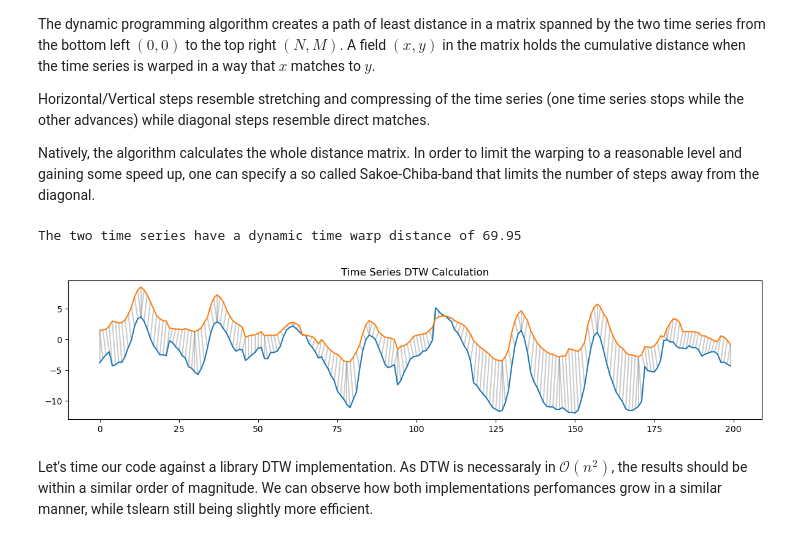
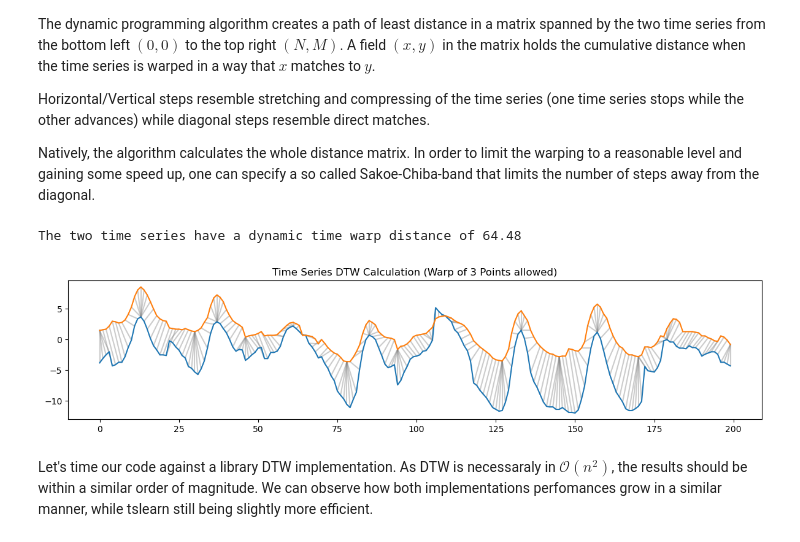
Before and after one commit to moritzspuehler/unibz-tsa-lecture-examples, a Jupyter notebook: tsa03_similarity.ipynb, the cells around one changed output. Drawn from its saved outputs; the diff is of its cells as text; code cells hidden in the pictures.

```diff
--- a/tsa03_similarity.ipynb
+++ b/tsa03_similarity.ipynb
@@ -103,21 +109,22 @@ def dtw_manual(ts1, ts2, constraint):
     return np.sqrt(C[n, m]) # final distance
 # %%
 # We are using tslearn as it automatically provides the optimal path
-path, dtw_dist = dtw_path(ts_data.iloc[:ts_cutoff, 0].values, ts_data.iloc[:ts_cutoff, 1].values, global_constraint="sakoe_chiba")
+radius = 3
+path, dtw_dist = dtw_path(ts_data.iloc[:ts_cutoff, 0].values, ts_data.iloc[:ts_cutoff, 1].values, global_constraint="sakoe_chiba", sakoe_chiba_radius=radius)
 
 print(f"The two time series have a dynamic time warp distance of {dtw_dist:.2f}")
 
 plt.figure(figsize=(12, 3))
-plt.title("Time Series DTW Calculation")
+plt.title(f"Time Series DTW Calculation (Warp of {radius} Points allowed)")
 for i, j in path:
     plt.plot([i, j], [ts_data.iloc[i, 0], ts_data.iloc[j, 1]], color="gray", alpha=0.4)
 
 plt.plot(ts_data.iloc[:ts_cutoff, :2].values)
 plt.tight_layout()
 plt.show()
 # %% [output]
-The two time series have a dynamic time warp distance of 69.95
+The two time series have a dynamic time warp distance of 64.48
-[figure, old version]
+[figure, new version]
 # %% [markdown]
 Let's time our code against a library DTW implementation. As DTW is necessaraly in $\mathcal{O}(n^2)$, the results should be within a similar order of magnitude. We can observe how both implementations perfomances grow in a similar manner, while tslearn still being slightly more efficient.
 # %%
```
Also changed, not shown: parts of 21 cells of this notebook.
